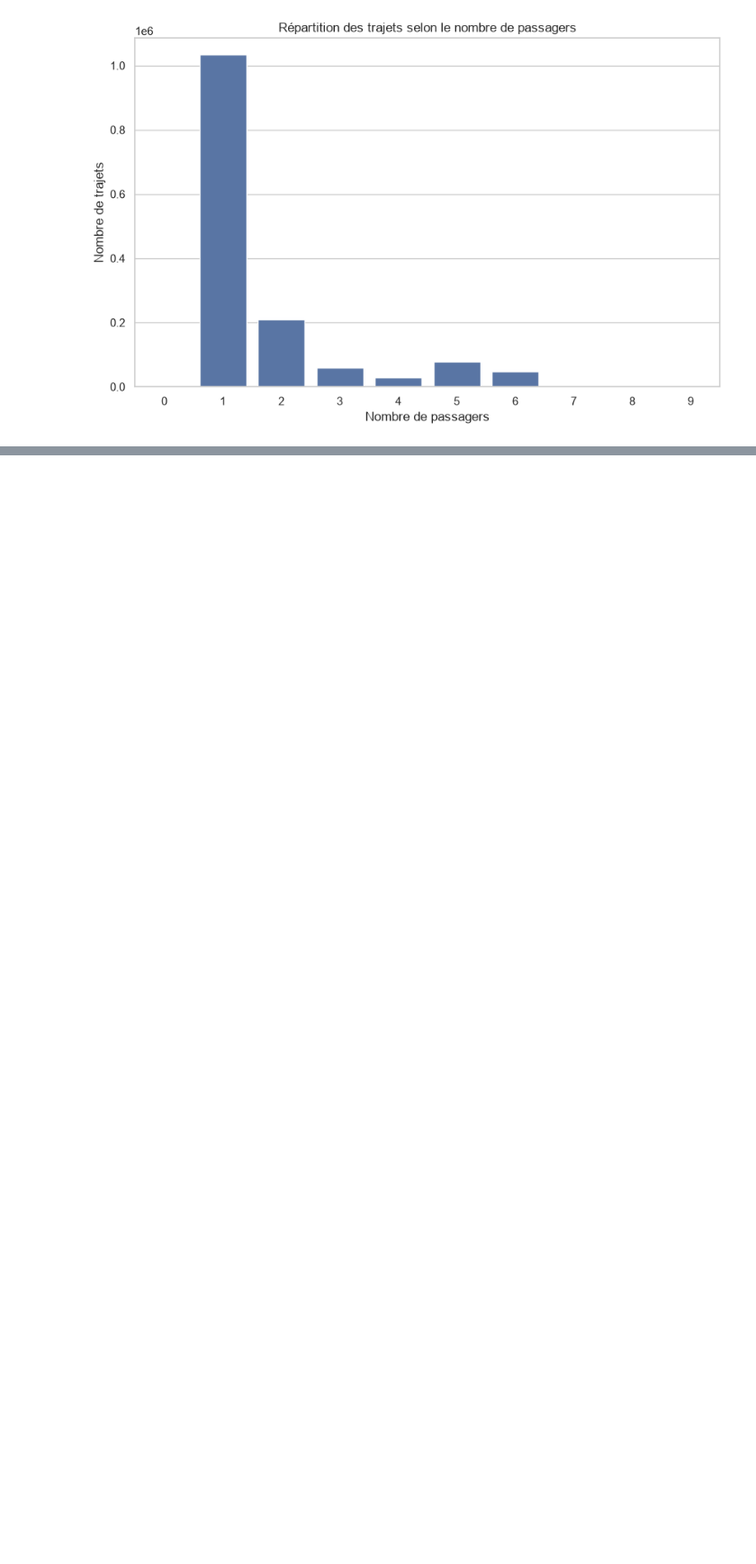
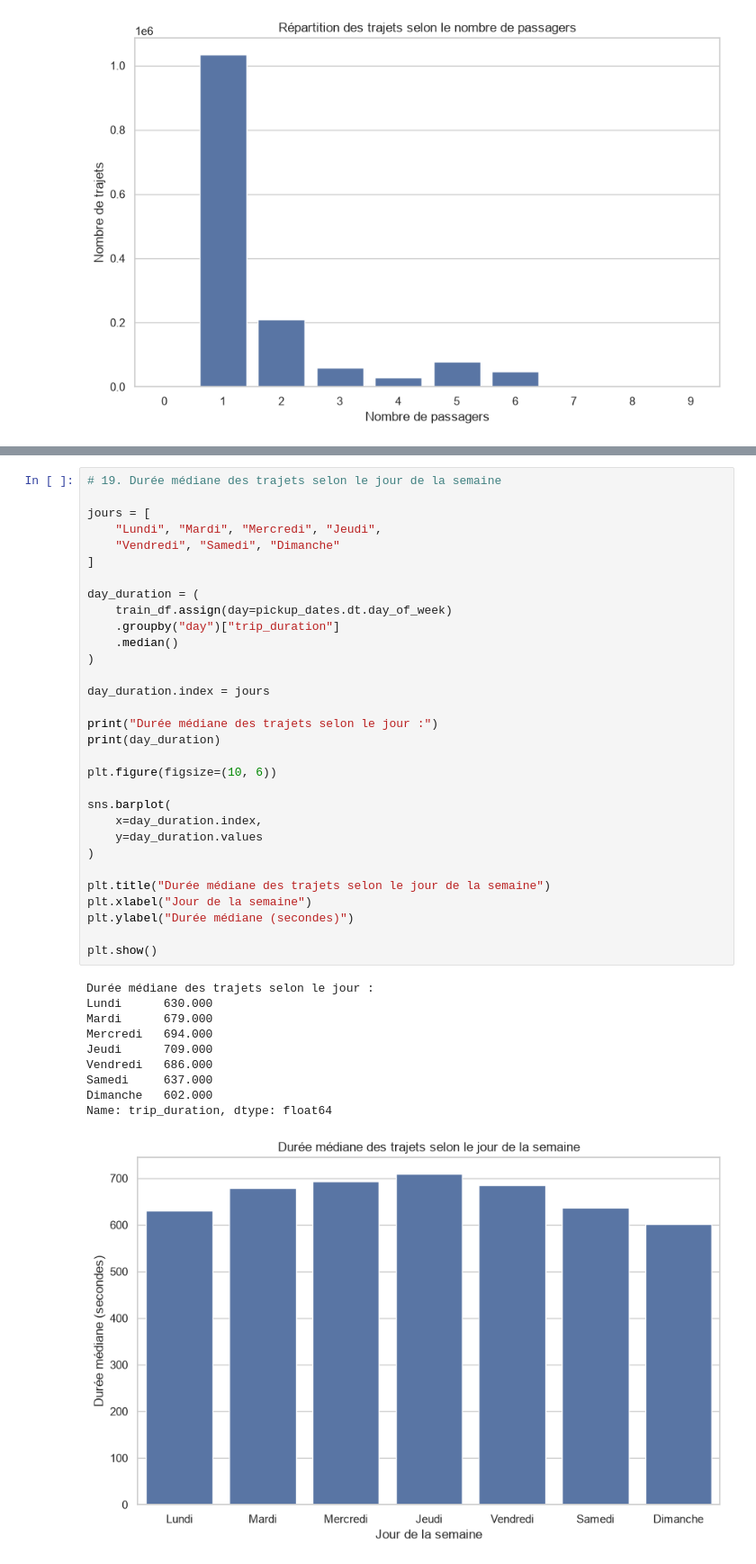
Before and after one commit to rayourama/New-York-City-Taxi-Trip-Duration, a Jupyter notebook: notebooks/01_analyse_exploratoire.ipynb, the cells around one changed output, grey strips where cells are left out. Shown at 90% size. Drawn from its saved outputs; the diff is of its cells as text; blank space fills up the shorter version.

```diff
--- a/notebooks/01_analyse_exploratoire.ipynb
+++ b/notebooks/01_analyse_exploratoire.ipynb
@@ -574,3 +574,45 @@ plt.grid(True)
 plt.show()
 # %% [output]
 [figure]
+# %%
+# 19. Durée médiane des trajets selon le jour de la semaine
+
+jours = [
+    "Lundi", "Mardi", "Mercredi", "Jeudi",
+    "Vendredi", "Samedi", "Dimanche"
+]
+
+day_duration = (
+    train_df.assign(day=pickup_dates.dt.day_of_week)
+    .groupby("day")["trip_duration"]
+    .median()
+)
+
+day_duration.index = jours
+
+print("Durée médiane des trajets selon le jour :")
+print(day_duration)
+
+plt.figure(figsize=(10, 6))
+
+sns.barplot(
+    x=day_duration.index,
+    y=day_duration.values
+)
+
+plt.title("Durée médiane des trajets selon le jour de la semaine")
+plt.xlabel("Jour de la semaine")
+plt.ylabel("Durée médiane (secondes)")
+
+plt.show()
+# %% [output]
+Durée médiane des trajets selon le jour :
+Lundi      630.000
+Mardi      679.000
+Mercredi   694.000
+Jeudi      709.000
+Vendredi   686.000
+Samedi     637.000
+Dimanche   602.000
+Name: trip_duration, dtype: float64
+[figure, added]
```
Also changed, not shown: parts of 9 cells of this notebook.
